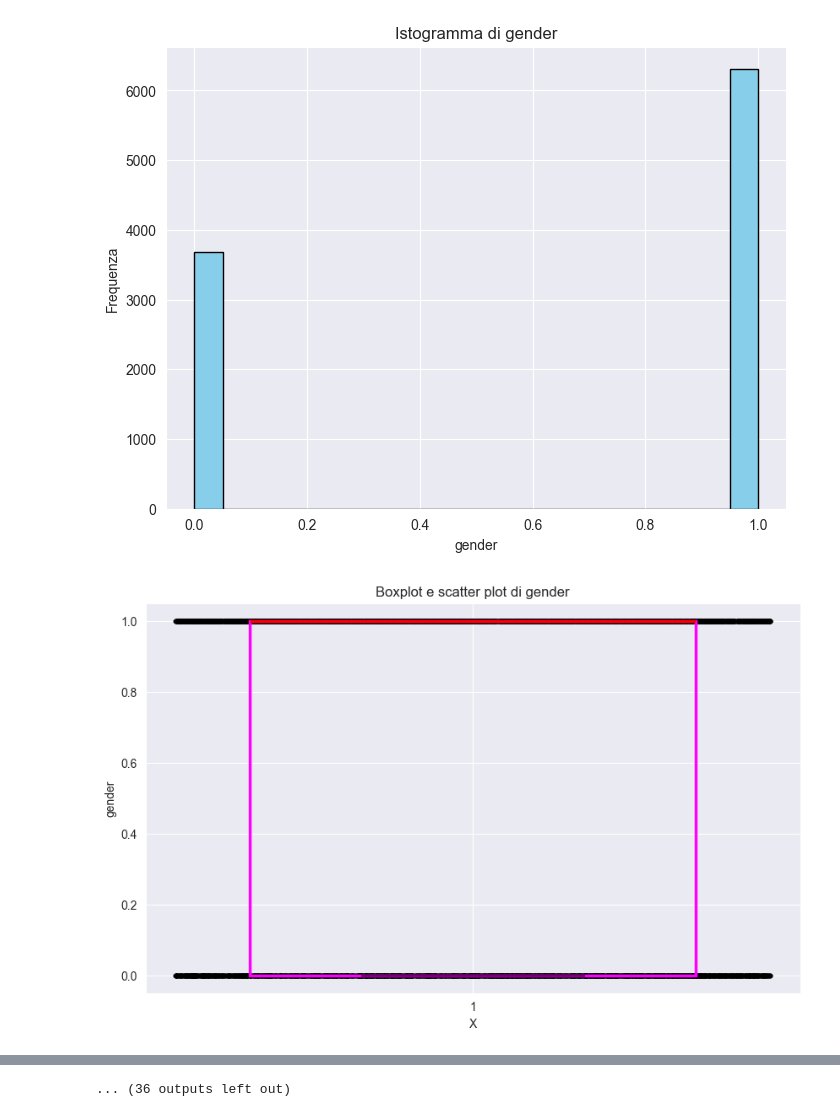
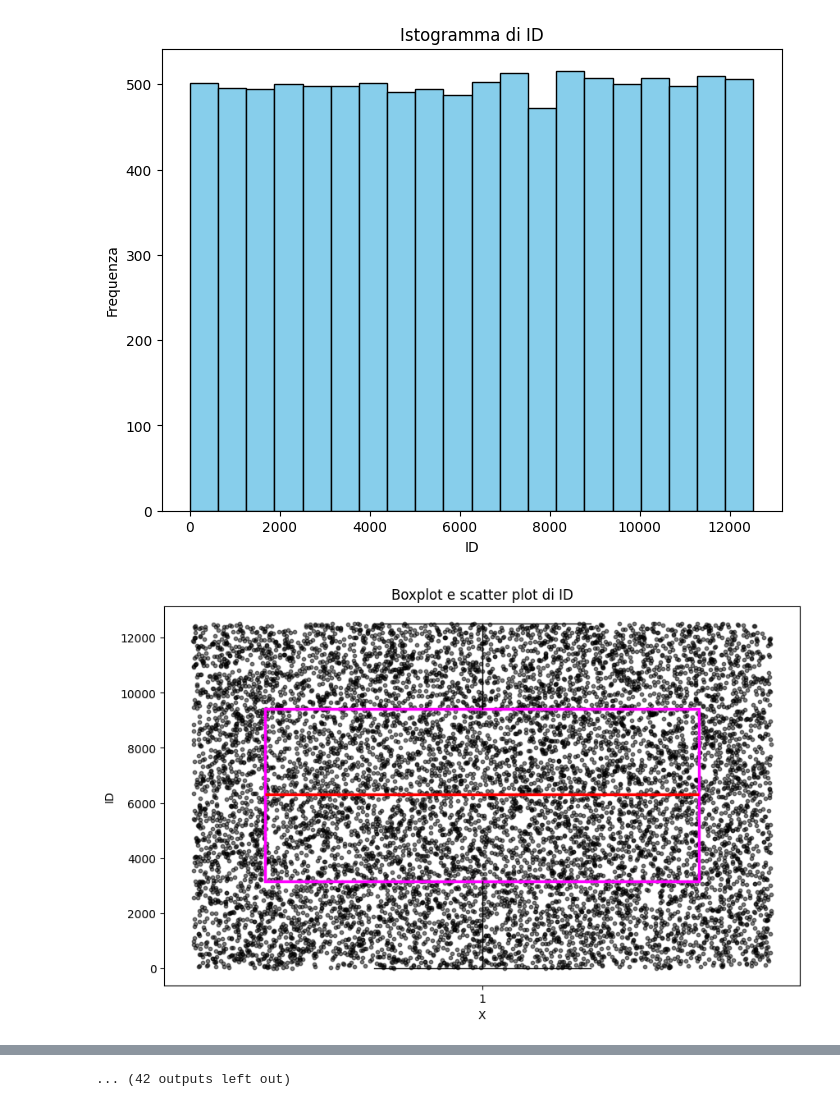
Before and after one commit to cricci3/Smoker-Detector-ML-Model, a Jupyter notebook: analisi_covariate1.ipynb, the cells around one changed output, grey strips where cells are left out. Cells and saved outputs as stored; diff of their text form; code cells hidden in the pictures.

```diff
--- a/analisi_covariate1.ipynb
+++ b/analisi_covariate1.ipynb
@@ -5,41 +5,41 @@ import matplotlib.pyplot as plt
 # Carica il tuo dataset CSV
 dataset_path = 'smoking.csv'
 df = pd.read_csv(dataset_path)
+
+df = df[:10000]
 # %%
-df = df.drop(['ID', 'height(cm)', 'oral'], axis=1)
+# df = df.drop(['ID', 'height(cm)', 'oral'], axis=1)
 
 df['tartar'] = df['tartar'].apply(lambda x: 1 if x == 'Y' else 0)
 df['gender'] = df['gender'].apply(lambda x: 1 if x == 'M' else 0)
-
-df_subset = df.head(10000)
+df['oral'] = df['oral'].apply(lambda x: 1 if x == 'Y' else 0)
 # %%
 import numpy as np
-
 # Crea un istogramma e un boxplot per ogni colonna
-for col in df_subset.columns:
+for col in df.columns:
     # Istogramma
     plt.figure(figsize=(8, 6))
-    plt.hist(df_subset[col], bins=20, color='skyblue', edgecolor='black')
+    plt.hist(df[col], bins=20, color='skyblue', edgecolor='black')
     plt.title(f'Istogramma di {col}')
     plt.xlabel(col)
     plt.ylabel('Frequenza')
     plt.show()
 
     # Genera valori casuali per l'asse x nell'intervallo [-1, 3]
-    x_values = np.random.uniform(0, 2, size=len(df_subset[col]))
+    x_values = np.random.uniform(0, 2, size=len(df[col]))
 
     plt.figure(figsize=(10, 6), facecolor='white')  # Sfondo bianco
 
     # Boxplot con larghezza maggiore
-    plt.boxplot(df_subset[col], widths=1.5, patch_artist=True,  boxprops=dict(edgecolor=(1.0, 0.0, 1.0), facecolor='none', linewidth=2.5), medianprops=dict(color='red', linewidth=2.5))
+    plt.boxplot(df[col], widths=1.5, patch_artist=True,  boxprops=dict(edgecolor=(1.0, 0.0, 1.0), facecolor='none', linewidth=2.5), medianprops=dict(color='red', linewidth=2.5))
 
     # Scatter plot con puntini neri
-    plt.scatter(x_values, df_subset[col], s=10, color='black', alpha=0.5)  # Puntini neri
+    plt.scatter(x_values, df[col], s=10, color='black', alpha=0.5)  # Puntini neri
 
     plt.title(f'Boxplot e scatter plot di {col}')
     plt.xlabel('X')
     plt.ylabel(col)
     plt.show()
 # %% [output]
-[figure, old version]
+[figure, new version]
-[figure, old version]
+[figure, new version]
@@ -56 +56 @@ for col in df_subset.columns:
-... (36 outputs left out)
+... (42 outputs left out)
```
Also changed, not shown: parts of 1 cell of this notebook, 1 other file.
